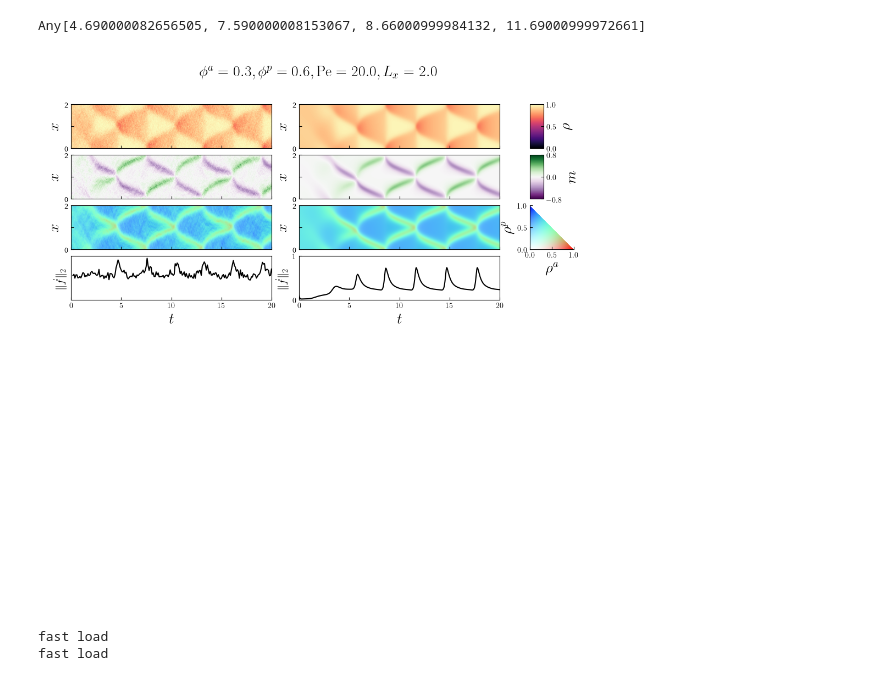
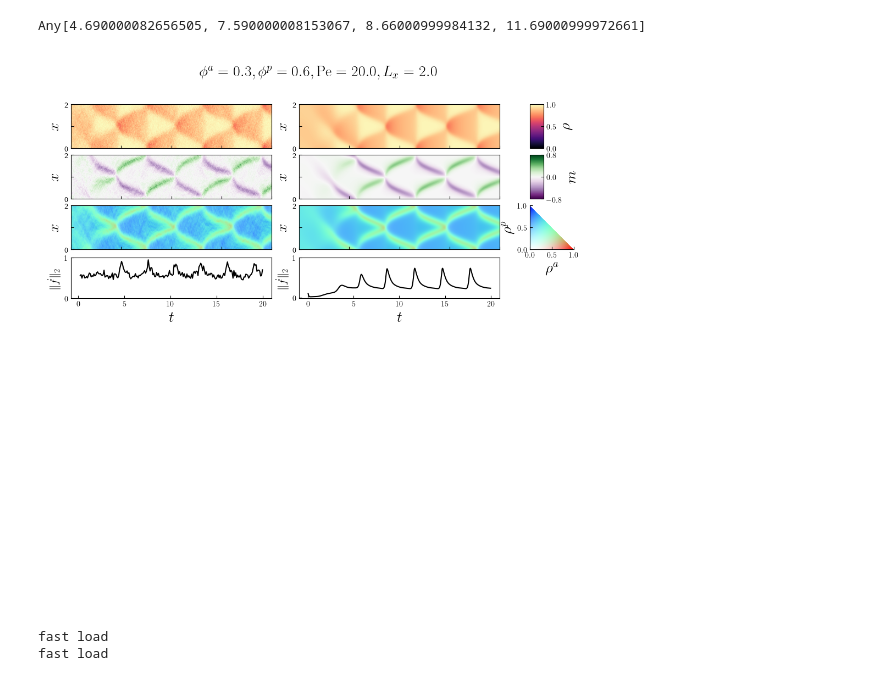
Before and after one commit to jimmmmason/Active_Lattice, a Jupyter notebook: pm_scripts/pm_figs/pm_sim_figs.ipynb, the cells around one changed output. Drawn from its saved outputs; the diff is of its cells as text; code cells hidden in the pictures.

Commit message:
edits to figures

```diff
--- a/pm_scripts/pm_figs/pm_sim_figs.ipynb
+++ b/pm_scripts/pm_figs/pm_sim_figs.ipynb
@@ -28,6 +28,6 @@ end
 # %%
 #create images
-param = params[2]
+param = params[1]
 
 using KernelDensitySJ, Peaks
 images  = []
@@ -38,7 +38,7 @@ dts     = []
 ϵ = 0.1
 
 #load saves
-    T = 30.0
+    T = 20.0
     @pack! param = T
     pde_ts, f_saves = load_compress_pde(param)
     T = 20.0
@@ -69,8 +69,8 @@ dts     = []
         pk = find_xpeak_ft(pde_ts , ft_pde; time_length = 0.1)
         centre = Nx ÷ 2 + 1
         shift = Nx ÷ 2
-        ft_pde          = circshift(ft_pde, (0,-pk, 0))
-        t_pde_rgb_image = circshift(t_pde_rgb_image, (pk,0, 0))
+        ft_pde          = circshift(ft_pde, (0,-pk+centre, 0))
+        t_pde_rgb_image = circshift(t_pde_rgb_image, (pk-centre,0, 0))
     #
     # compute t diff
         dt, df = t_dff(pde_ts , ft_pde; N=Nx)
@@ -241,13 +420,7 @@ sf = 1.0
 
         #ax.get_xaxis().set_ticks([])
         ax.get_xaxis().set_ticks(0:round(0.25*round(t_max); digits = 0):round(t_max;digits = 0 ))
-        if i ==1
-            ax.get_yaxis().set_ticks(3:1:4)
-            ax.axis([0,t_max, 0, 1])
-        else
-            ax.get_yaxis().set_ticks(0:1.0:1)
-            ax.axis([0,t_max, 0, 1])
-        end
+        ax.get_yaxis().set_ticks(0:1.0:1.0)
         ax.set_aspect((t_max/1)*(height_1/width_1)*sf)
         ax.set_ylabel(L"\Vert \dot f \Vert_2",fontsize = 15, rotation = 90)
         ax.set_xlabel(L"t", fontsize = 20)
@@ -278,34 +451,34 @@ sf = 1.0
     # rho_cbar_ax.set_title(L"\rho",fontsize=25)
     rho_cbar_ax.set_ylabel(L"\rho",fontsize=20,rotation = 90)
     rho_cbar.set_ticks( rhomin:0.5:rhomax)
     rho_cbar_ax.yaxis.set_ticks_position("right")
     rho_cbar_ax.tick_params(direction = "in")
     # mag cbar
     # mag_cbar_ax = fig.add_axes([0.935, cbar_y_bot, 0.025, (cbar_y_top-cbar_y_bot)])
     mag_cbar_ax = fig.add_axes([cbar_x, cbar_y_bot, 0.025, height_1])
     # mag_cbar_ax.set_title(L"{m}",fontsize=25) #mathbf{}
     mag_cbar = fig.colorbar(im2, cax=mag_cbar_ax)
     mag_cbar.set_ticks((-mag_lim):0.8:mag_lim)
     mag_cbar_ax.tick_params(direction = "in")
     mag_cbar_ax.yaxis.set_ticks_position("right")
     mag_cbar_ax.set_ylabel(L"m",fontsize=20,rotation = 90)
 #
 #title
     @unpack v0, ϕa, ϕp, Lx = param
     latex_title = latexstring("\$ \\phi^a = $(ϕa), \\phi^p = $(ϕp), \\mathrm{Pe} = $(v0), L_x = $(Lx)\$")
     fig.suptitle(latex_title,fontsize=20)
 # time stamp
     # latex_annotation = latexstring("\$ t = $(round( times[1][end];digits = 1))\$")
     # ax.annotate(latex_annotation, (t_stamp_x, bottom_gap_2+t_stamp_y), xycoords = "figure fraction", rotation = 90, fontsize = 20 )
 display(fig)
 fig_name = "sim_plot"
     @unpack ϕa, ϕp, v0 = param
     pathname = "/store/DAMTP/jm2386/Active_Lattice/plots/pm_figs/$(fig_name)";
     mkpath(pathname)
     filename = "/store/DAMTP/jm2386/Active_Lattice/plots/pm_figs/$(fig_name)/ϕa=$(ϕa)_ϕp=$(ϕp)_v0=$(v0).pdf";
     PyPlot.savefig(filename,dpi = 100, format = "pdf") #bbox_extra_artists=( ldg,)
 # %% [output]
-[figure, old version]
+[figure, new version]
 # %%
 #create images
 param = params[1]
```
Also changed, not shown: parts of 3 cells of this notebook, 12 other files.
